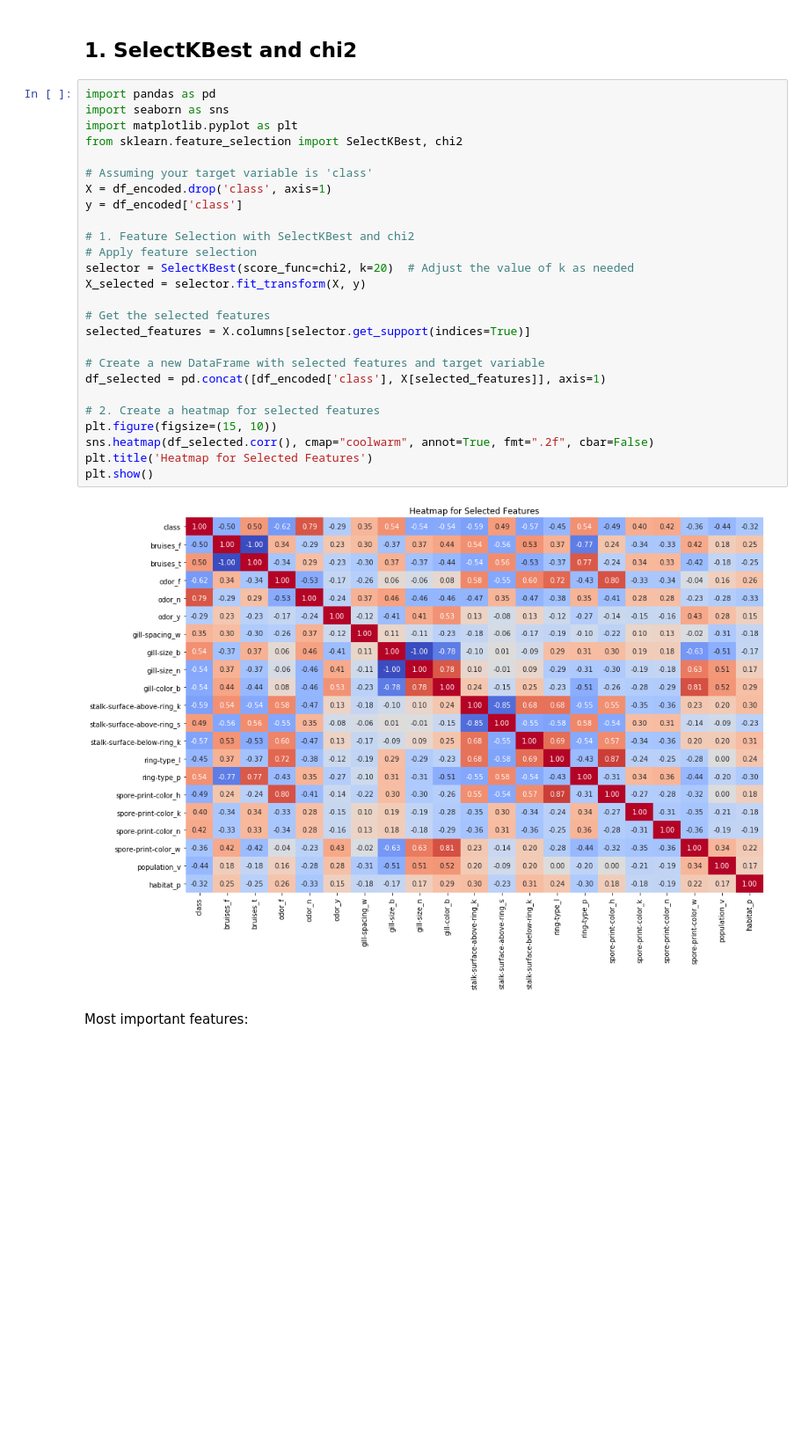
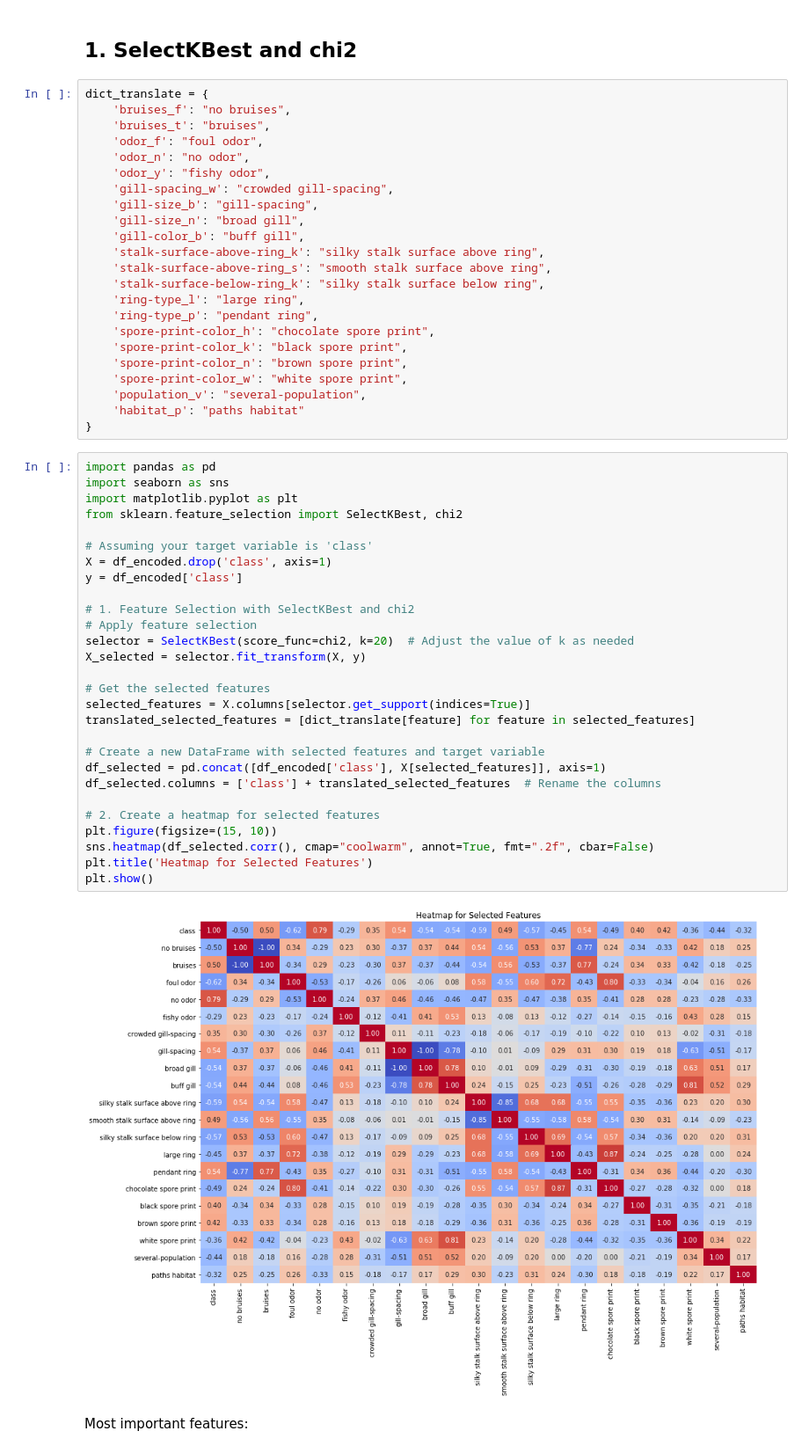
Before and after one commit to standal0n3max/mushrooms, a Jupyter notebook: analysis-and-classification-of-mushrooms.ipynb, the cells around one changed output. Shown at 88% size. Drawn from its saved outputs; the diff is of its cells as text; blank space fills up the shorter version.

```diff
--- a/analysis-and-classification-of-mushrooms.ipynb
+++ b/analysis-and-classification-of-mushrooms.ipynb
@@ -187,33 +217,58 @@ Feature importance is useful for machine learning tasks because it allows practi
 * Improving model performance: By removing less important features, practitioners can improve model performance by reducing overfitting and training time.
 # %% [markdown]
 ## 1. SelectKBest and chi2
+# %%
+dict_translate = {
+    'bruises_f': "no bruises",
+    'bruises_t': "bruises",
+    'odor_f': "foul odor",
+    'odor_n': "no odor",
+    'odor_y': "fishy odor",
+    'gill-spacing_w': "crowded gill-spacing",
+    'gill-size_b': "gill-spacing",
+    'gill-size_n': "broad gill",
+    'gill-color_b': "buff gill",
+    'stalk-surface-above-ring_k': "silky stalk surface above ring",
+    'stalk-surface-above-ring_s': "smooth stalk surface above ring",
+    'stalk-surface-below-ring_k': "silky stalk surface below ring",
+    'ring-type_l': "large ring",
+    'ring-type_p': "pendant ring",
+    'spore-print-color_h': "chocolate spore print",
+    'spore-print-color_k': "black spore print",
+    'spore-print-color_n': "brown spore print",
+    'spore-print-color_w': "white spore print",
+    'population_v': "several-population",
+    'habitat_p': "paths habitat"
+}
 # %%
 import pandas as pd
 import seaborn as sns
 import matplotlib.pyplot as plt
 from sklearn.feature_selection import SelectKBest, chi2
 
 # Assuming your target variable is 'class'
 X = df_encoded.drop('class', axis=1)
 y = df_encoded['class']
 
 # 1. Feature Selection with SelectKBest and chi2
 # Apply feature selection
 selector = SelectKBest(score_func=chi2, k=20)  # Adjust the value of k as needed
 X_selected = selector.fit_transform(X, y)
 
 # Get the selected features
 selected_features = X.columns[selector.get_support(indices=True)]
+translated_selected_features = [dict_translate[feature] for feature in selected_features]
 
 # Create a new DataFrame with selected features and target variable
 df_selected = pd.concat([df_encoded['class'], X[selected_features]], axis=1)
+df_selected.columns = ['class'] + translated_selected_features  # Rename the columns
 
 # 2. Create a heatmap for selected features
 plt.figure(figsize=(15, 10))
 sns.heatmap(df_selected.corr(), cmap="coolwarm", annot=True, fmt=".2f", cbar=False)
 plt.title('Heatmap for Selected Features')
 plt.show()
 # %% [output]
-[figure, old version]
+[figure, new version]
 # %% [markdown]
 Most important features:
```
Also changed, not shown: parts of 48 cells of this notebook.
